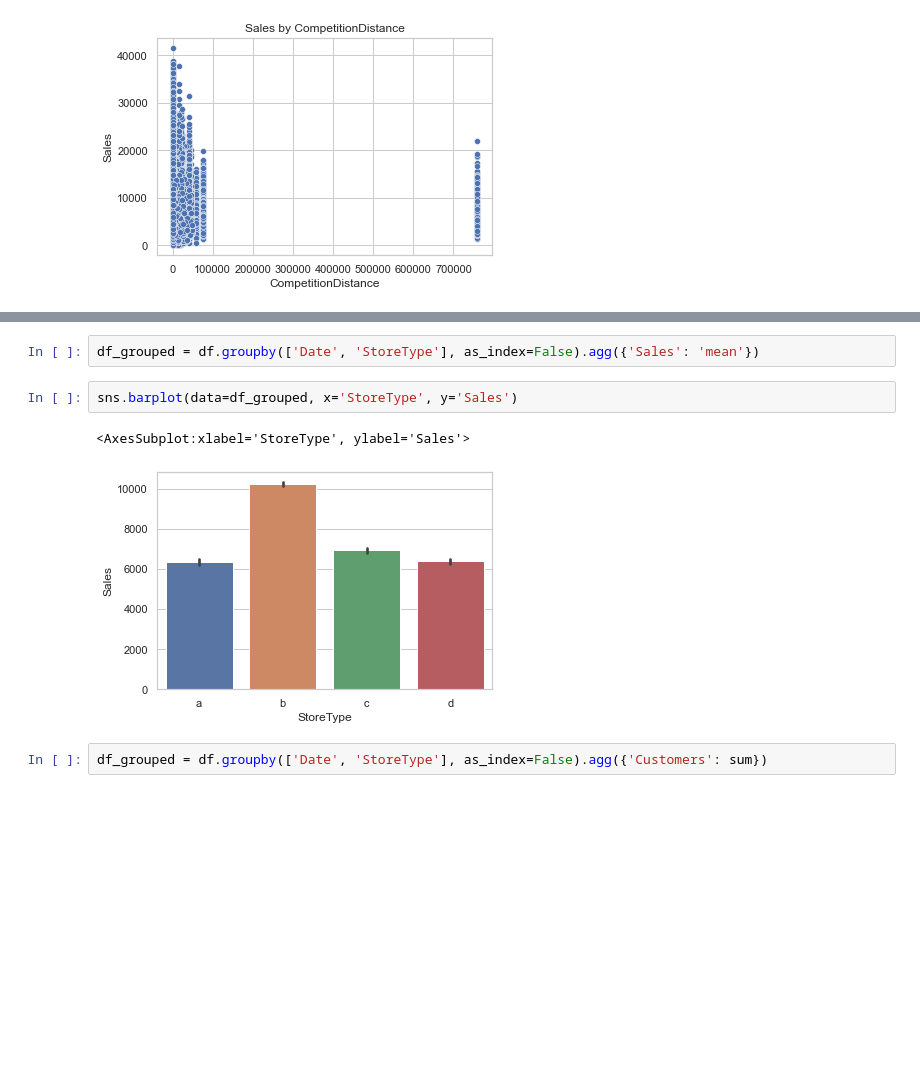
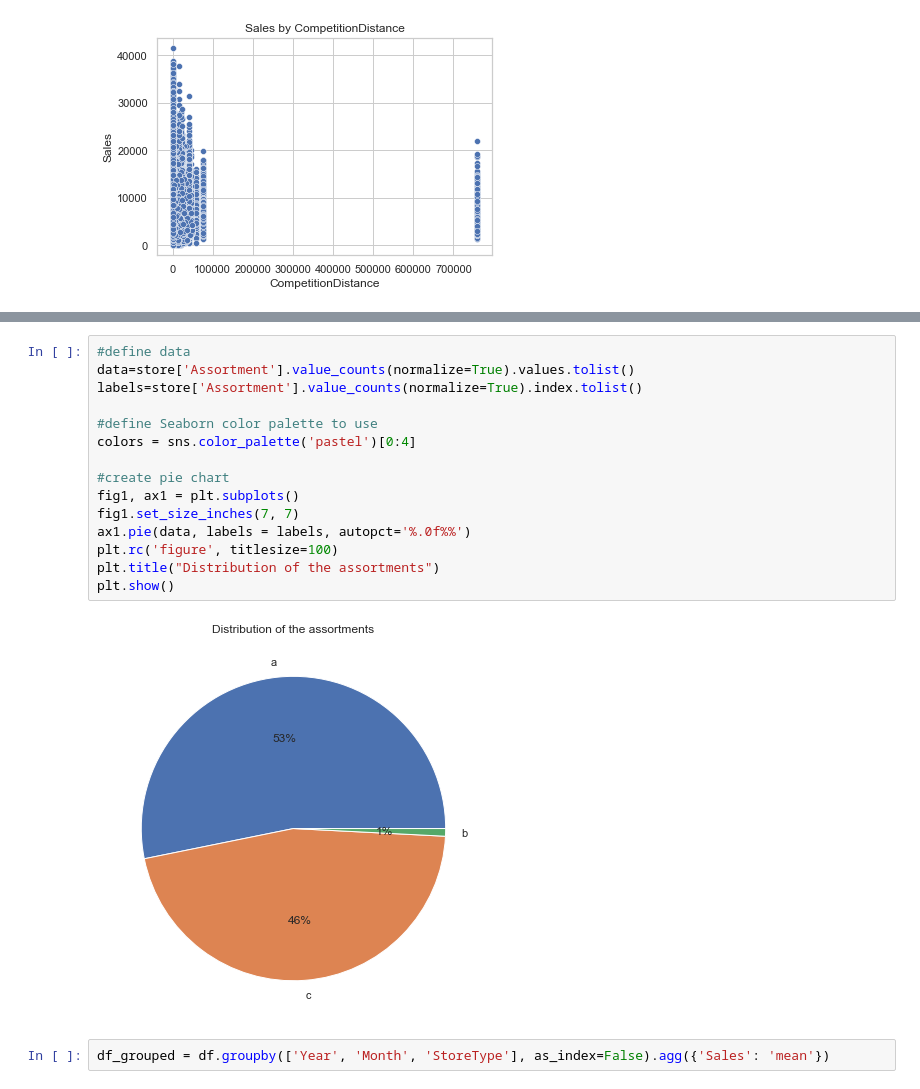
Before and after one commit to kevinassobo/ML_Business_Case, a Jupyter notebook: Notebooks/visualization.ipynb, the cells around one changed output, grey strips where cells are left out. Cells and saved outputs as stored; diff of their text form; blank space fills up the shorter version.

```diff
--- a/Notebooks/visualization.ipynb
+++ b/Notebooks/visualization.ipynb
@@ -104,9 +122,19 @@ plt.show()
+# %%
+#define data
+data=store['Assortment'].value_counts(normalize=True).values.tolist()
+labels=store['Assortment'].value_counts(normalize=True).index.tolist()
+
+#define Seaborn color palette to use
+colors = sns.color_palette('pastel')[0:4]
+
+#create pie chart
+fig1, ax1 = plt.subplots()
+fig1.set_size_inches(7, 7)
+ax1.pie(data, labels = labels, autopct='%.0f%%')
+plt.rc('figure', titlesize=100)
+plt.title("Distribution of the assortments")
+plt.show()
+# %% [output]
+[figure, added]
 # %%
-df_grouped = df.groupby(['Date', 'StoreType'], as_index=False).agg({'Sales': 'mean'})
+df_grouped = df.groupby(['Year', 'Month', 'StoreType'], as_index=False).agg({'Sales': 'mean'})
-# %%
-sns.barplot(data=df_grouped, x='StoreType', y='Sales')
-# %% [output]
-<AxesSubplot:xlabel='StoreType', ylabel='Sales'>
-[figure, removed]
-# %%
-df_grouped = df.groupby(['Date', 'StoreType'], as_index=False).agg({'Customers': sum})
```
Also changed, not shown: parts of 11 cells of this notebook, 6 other files.
